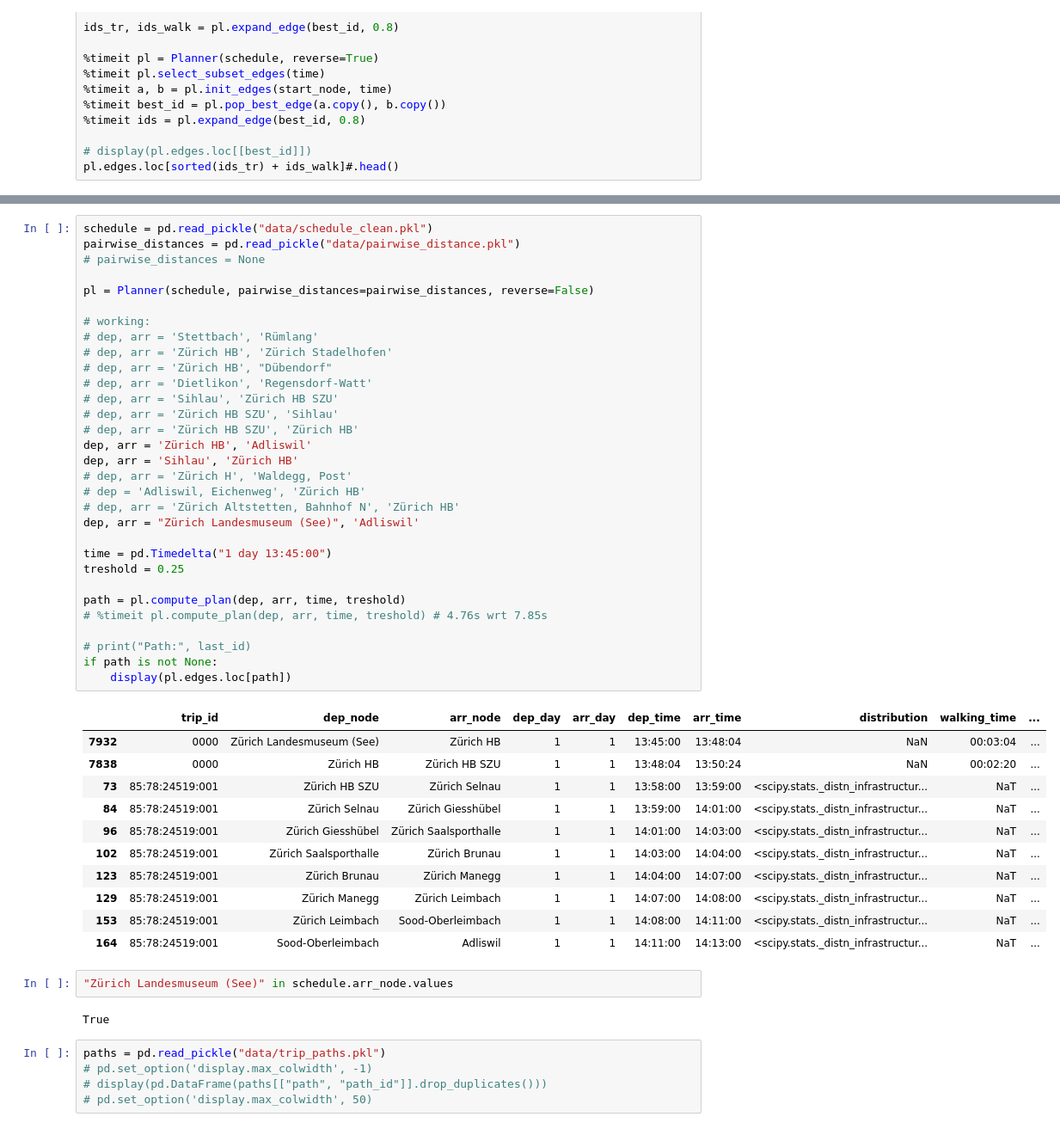
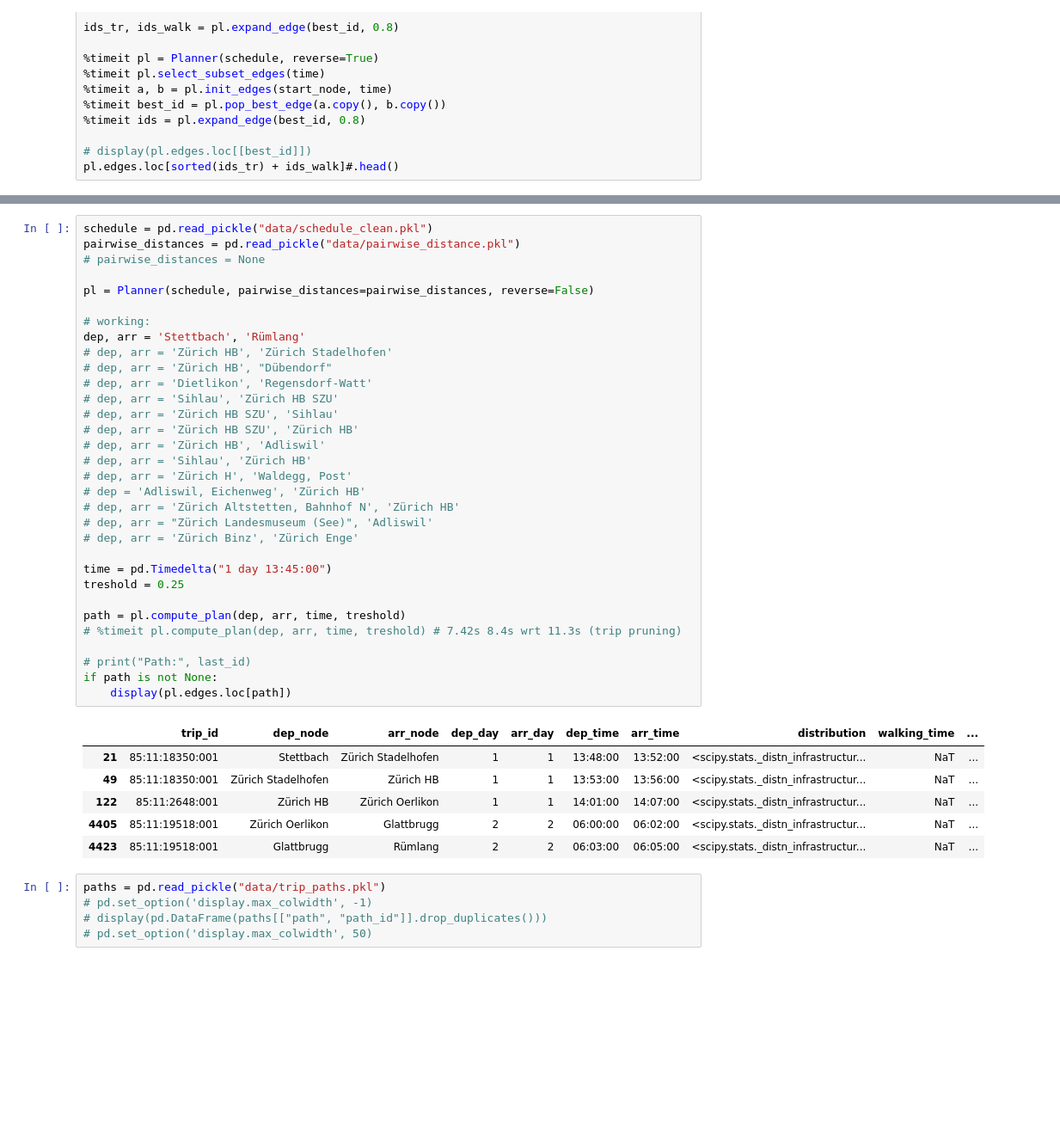
Before and after one commit to marcozov/journey_planning, a Jupyter notebook: final_project_nic.ipynb, the cells around one changed output, grey strips where cells are left out. Shown at 86% size. Saved outputs shown, nothing was run; the diff lists cells and outputs as text; blank space fills up the shorter version.

```diff
--- a/final_project_nic.ipynb
+++ b/final_project_nic.ipynb
@@ -681,50 +685,42 @@ valid_waks
 # %%
 schedule = pd.read_pickle("data/schedule_clean.pkl")
 pairwise_distances = pd.read_pickle("data/pairwise_distance.pkl")
 # pairwise_distances = None
 
 pl = Planner(schedule, pairwise_distances=pairwise_distances, reverse=False)
 
 # working:
-# dep, arr = 'Stettbach', 'Rümlang'
+dep, arr = 'Stettbach', 'Rümlang'
 # dep, arr = 'Zürich HB', 'Zürich Stadelhofen'
 # dep, arr = 'Zürich HB', "Dübendorf"
 # dep, arr = 'Dietlikon', 'Regensdorf-Watt'
 # dep, arr = 'Sihlau', 'Zürich HB SZU'
 # dep, arr = 'Zürich HB SZU', 'Sihlau'
 # dep, arr = 'Zürich HB SZU', 'Zürich HB'
-dep, arr = 'Zürich HB', 'Adliswil'
-dep, arr = 'Sihlau', 'Zürich HB'
+# dep, arr = 'Zürich HB', 'Adliswil'
+# dep, arr = 'Sihlau', 'Zürich HB'
 # dep, arr = 'Zürich H', 'Waldegg, Post'
 # dep = 'Adliswil, Eichenweg', 'Zürich HB'
 # dep, arr = 'Zürich Altstetten, Bahnhof N', 'Zürich HB'
-dep, arr = "Zürich Landesmuseum (See)", 'Adliswil'
+# dep, arr = "Zürich Landesmuseum (See)", 'Adliswil'
+# dep, arr = 'Zürich Binz', 'Zürich Enge'
 
 time = pd.Timedelta("1 day 13:45:00")
 treshold = 0.25
 
 path = pl.compute_plan(dep, arr, time, treshold)
-# %timeit pl.compute_plan(dep, arr, time, treshold) # 4.76s wrt 7.85s
+# %timeit pl.compute_plan(dep, arr, time, treshold) # 7.42s 8.4s wrt 11.3s (trip pruning)
 
 # print("Path:", last_id)
 if path is not None:
     display(pl.edges.loc[path])
 # %% [output]
 |  | trip_id | dep_node | arr_node | dep_day | arr_day | dep_time | arr_time | distribution | walking_time | ... |
-| 7932 | 0000 | Zürich Landesmuseum (See) | Zürich HB | 1 | 1 | 13:45:00 | 13:48:04 | NaN | 00:03:04 | ... |
-| 7838 | 0000 | Zürich HB | Zürich HB SZU | 1 | 1 | 13:48:04 | 13:50:24 | NaN | 00:02:20 | ... |
-| 73 | 85:78:24519:001 | Zürich HB SZU | Zürich Selnau | 1 | 1 | 13:58:00 | 13:59:00 | <scipy.stats._distn_infrastructur... | NaT | ... |
-| 84 | 85:78:24519:001 | Zürich Selnau | Zürich Giesshübel | 1 | 1 | 13:59:00 | 14:01:00 | <scipy.stats._distn_infrastructur... | NaT | ... |
-| 96 | 85:78:24519:001 | Zürich Giesshübel | Zürich Saalsporthalle | 1 | 1 | 14:01:00 | 14:03:00 | <scipy.stats._distn_infrastructur... | NaT | ... |
-| 102 | 85:78:24519:001 | Zürich Saalsporthalle | Zürich Brunau | 1 | 1 | 14:03:00 | 14:04:00 | <scipy.stats._distn_infrastructur... | NaT | ... |
-| 123 | 85:78:24519:001 | Zürich Brunau | Zürich Manegg | 1 | 1 | 14:04:00 | 14:07:00 | <scipy.stats._distn_infrastructur... | NaT | ... |
-| 129 | 85:78:24519:001 | Zürich Manegg | Zürich Leimbach | 1 | 1 | 14:07:00 | 14:08:00 | <scipy.stats._distn_infrastructur... | NaT | ... |
-| 153 | 85:78:24519:001 | Zürich Leimbach | Sood-Oberleimbach | 1 | 1 | 14:08:00 | 14:11:00 | <scipy.stats._distn_infrastructur... | NaT | ... |
-| 164 | 85:78:24519:001 | Sood-Oberleimbach | Adliswil | 1 | 1 | 14:11:00 | 14:13:00 | <scipy.stats._distn_infrastructur... | NaT | ... |
+| 21 | 85:11:18350:001 | Stettbach | Zürich Stadelhofen | 1 | 1 | 13:48:00 | 13:52:00 | <scipy.stats._distn_infrastructur... | NaT | ... |
+| 49 | 85:11:18350:001 | Zürich Stadelhofen | Zürich HB | 1 | 1 | 13:53:00 | 13:56:00 | <scipy.stats._distn_infrastructur... | NaT | ... |
+| 122 | 85:11:2648:001 | Zürich HB | Zürich Oerlikon | 1 | 1 | 14:01:00 | 14:07:00 | <scipy.stats._distn_infrastructur... | NaT | ... |
+| 4405 | 85:11:19518:001 | Zürich Oerlikon | Glattbrugg | 2 | 2 | 06:00:00 | 06:02:00 | <scipy.stats._distn_infrastructur... | NaT | ... |
+| 4423 | 85:11:19518:001 | Glattbrugg | Rümlang | 2 | 2 | 06:03:00 | 06:05:00 | <scipy.stats._distn_infrastructur... | NaT | ... |
-# %%
-"Zürich Landesmuseum (See)" in schedule.arr_node.values
-# %% [output]
-True
 # %%
 paths = pd.read_pickle("data/trip_paths.pkl")
 # pd.set_option('display.max_colwidth', -1)
```
Also changed, not shown: parts of 4 cells of this notebook, 2 other files.
